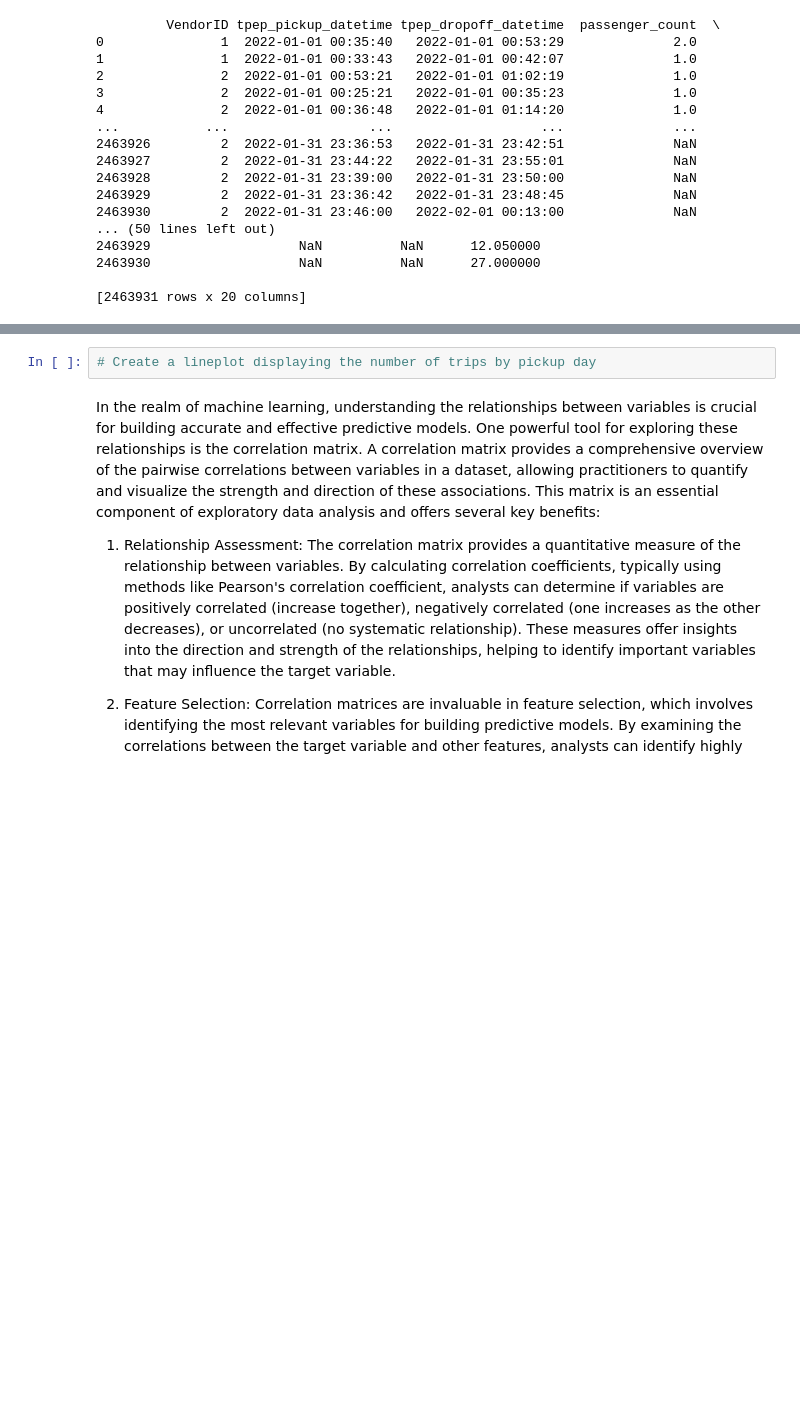
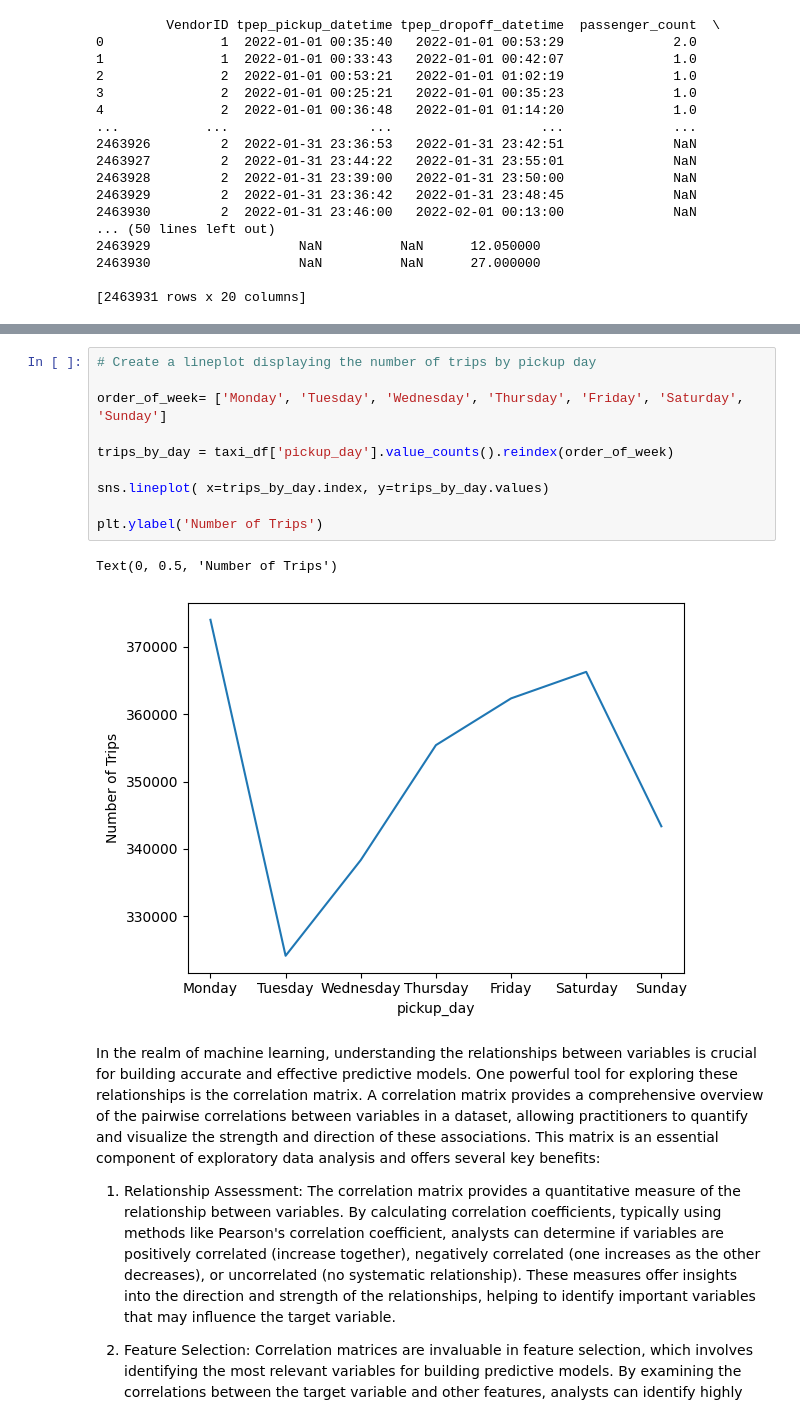
Before and after one commit to FranciscoNav/springboard, a Jupyter notebook: Student_MLE_MiniProject_EDA.ipynb, the cells around one changed output, grey strips where cells are left out. Saved outputs shown, nothing was run; the diff lists cells and outputs as text; blank space fills up the shorter version.

```diff
--- a/Student_MLE_MiniProject_EDA.ipynb
+++ b/Student_MLE_MiniProject_EDA.ipynb
@@ -131,5 +143,16 @@ Name: tpep_dropoff_datetime, Length: 2463931, dtype: datetime64[us]
 # %%
 # Create a lineplot displaying the number of trips by pickup day
+
+order_of_week= ['Monday', 'Tuesday', 'Wednesday', 'Thursday', 'Friday', 'Saturday', 'Sunday']
+
+trips_by_day = taxi_df['pickup_day'].value_counts().reindex(order_of_week)
+
+sns.lineplot( x=trips_by_day.index, y=trips_by_day.values)
+
+plt.ylabel('Number of Trips')
+# %% [output]
+Text(0, 0.5, 'Number of Trips')
+[figure, added]
 # %% [markdown]
 In the realm of machine learning, understanding the relationships between variables is crucial for building accurate and effective predictive models. One powerful tool for exploring these relationships is the correlation matrix. A correlation matrix provides a comprehensive overview of the pairwise correlations between variables in a dataset, allowing practitioners to quantify and visualize the strength and direction of these associations. This matrix is an essential component of exploratory data analysis and offers several key benefits:
 
```
Also changed, not shown: parts of 2 cells of this notebook.
